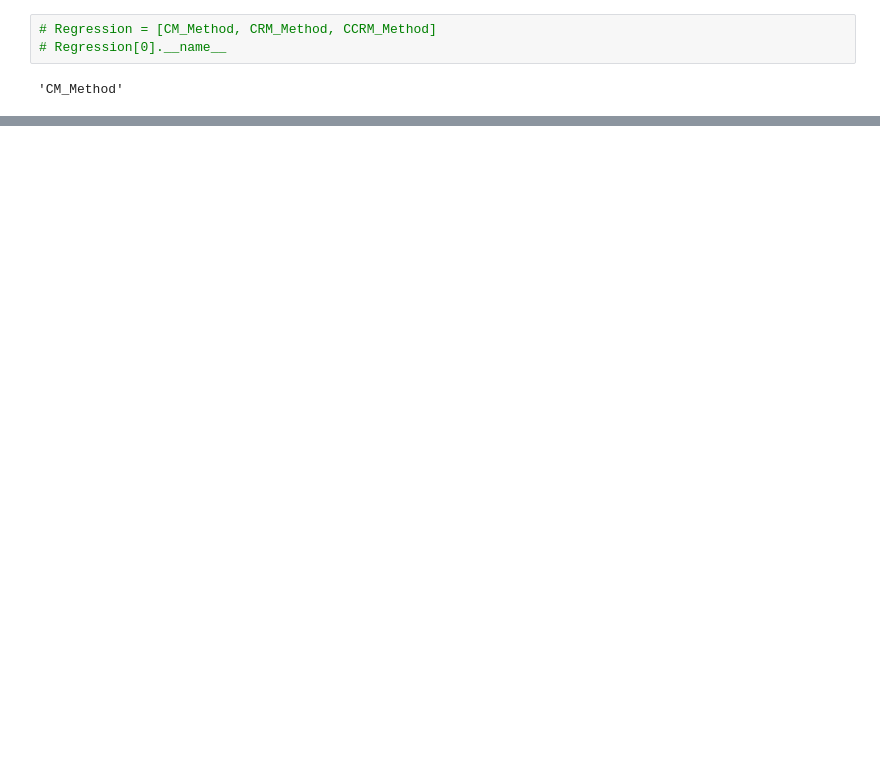
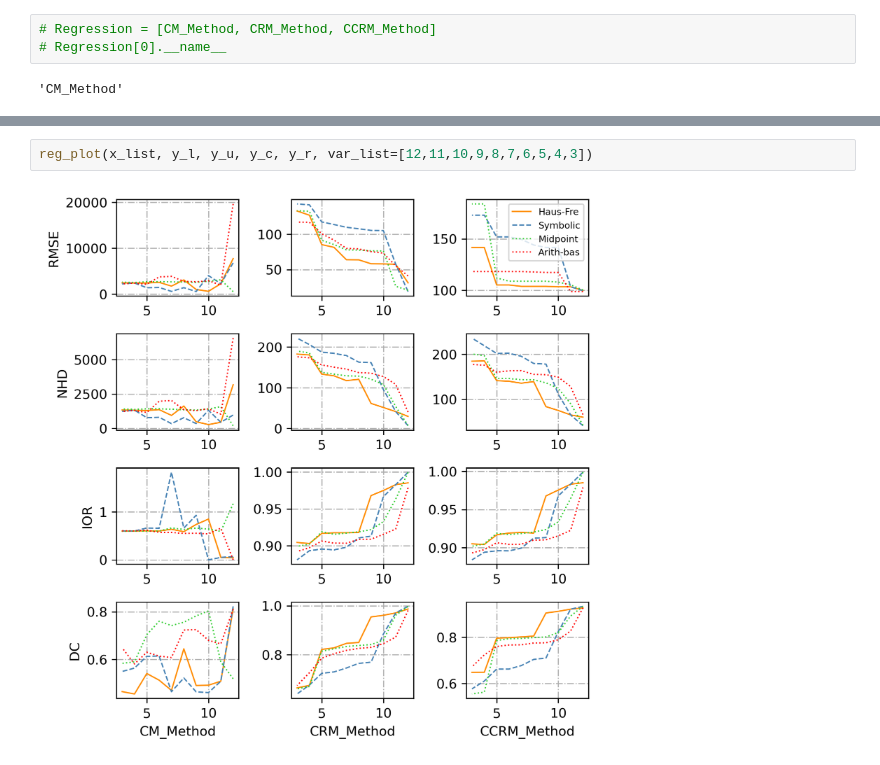
Before and after one commit to kxlkxl1999/ZKRP, a Jupyter notebook: regression.ipynb, the cells around one changed output, grey strips where cells are left out. Cells and saved outputs as stored; diff of their text form; blank space fills up the shorter version.

```diff
--- a/regression.ipynb
+++ b/regression.ipynb
@@ -278,0 +264,4 @@ def transf_data(x, p=30):
+# %%
+reg_plot(x_list, y_l, y_u, y_c, y_r, var_list=[12,11,10,9,8,7,6,5,4,3])
+# %% [output]
+[figure, added]
```
Also changed, not shown: parts of 16 cells of this notebook, 1 other file.
